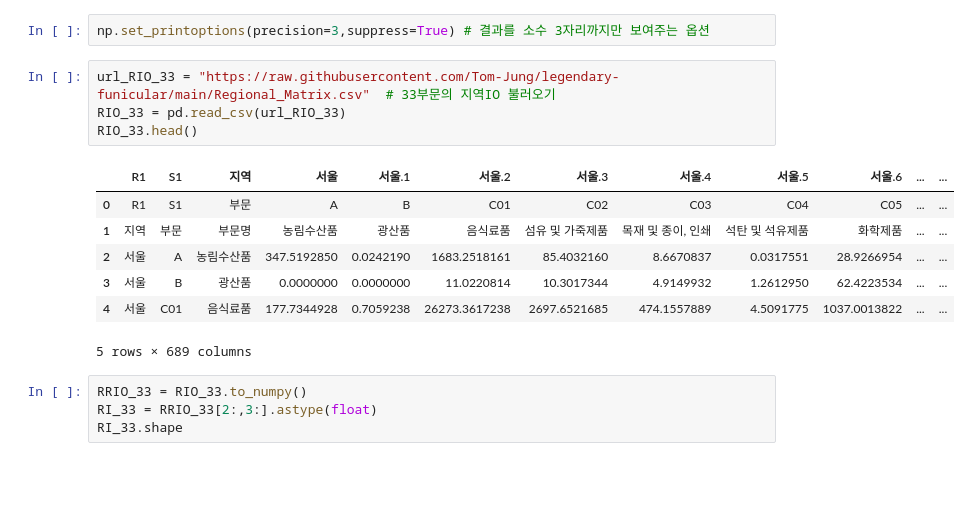
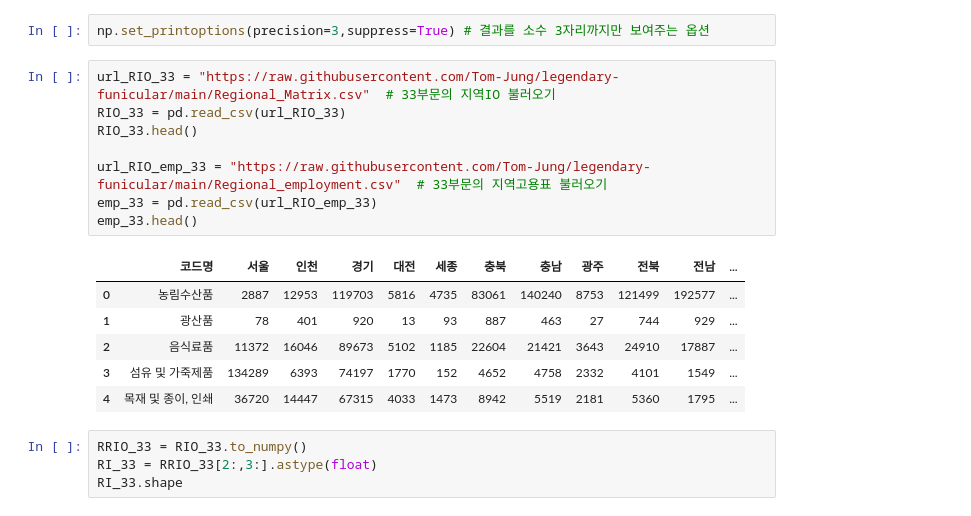
Before and after one commit to Tom-Jung/legendary-funicular, a Jupyter notebook: Ch7. 지역산업연관분석.ipynb, the cells around one changed output. Drawn from its saved outputs; the diff is of its cells as text; blank space fills up the shorter version.

```diff
--- a/Ch7. 지역산업연관분석.ipynb
+++ b/Ch7. 지역산업연관분석.ipynb
@@ -8,15 +8,18 @@ np.set_printoptions(precision=3,suppress=True) # 결과를 소수 3자리까지
 # %%
 url_RIO_33 = "https://raw.githubusercontent.com/Tom-Jung/legendary-funicular/main/Regional_Matrix.csv"  # 33부문의 지역IO 불러오기
 RIO_33 = pd.read_csv(url_RIO_33)
 RIO_33.head()
+
+url_RIO_emp_33 = "https://raw.githubusercontent.com/Tom-Jung/legendary-funicular/main/Regional_employment.csv"  # 33부문의 지역고용표 불러오기
+emp_33 = pd.read_csv(url_RIO_emp_33)
+emp_33.head()
 # %% [output]
-|  | R1 | S1 | 지역 | 서울 | 서울.1 | 서울.2 | 서울.3 | 서울.4 | 서울.5 | 서울.6 | ... | ... |
-| 0 | R1 | S1 | 부문 | A | B | C01 | C02 | C03 | C04 | C05 | ... | ... |
-| 1 | 지역 | 부문 | 부문명 | 농림수산품 | 광산품 | 음식료품 | 섬유 및 가죽제품 | 목재 및 종이, 인쇄 | 석탄 및 석유제품 | 화학제품 | ... | ... |
-| 2 | 서울 | A | 농림수산품 | 347.5192850 | 0.0242190 | 1683.2518161 | 85.4032160 | 8.6670837 | 0.0317551 | 28.9266954 | ... | ... |
-| 3 | 서울 | B | 광산품 | 0.0000000 | 0.0000000 | 11.0220814 | 10.3017344 | 4.9149932 | 1.2612950 | 62.4223534 | ... | ... |
-| 4 | 서울 | C01 | 음식료품 | 177.7344928 | 0.7059238 | 26273.3617238 | 2697.6521685 | 474.1557889 | 4.5091775 | 1037.0013822 | ... | ... |
+|  | 코드명 | 서울 | 인천 | 경기 | 대전 | 세종 | 충북 | 충남 | 광주 | 전북 | 전남 | ... |
+| 0 | 농림수산품 | 2887 | 12953 | 119703 | 5816 | 4735 | 83061 | 140240 | 8753 | 121499 | 192577 | ... |
+| 1 | 광산품 | 78 | 401 | 920 | 13 | 93 | 887 | 463 | 27 | 744 | 929 | ... |
+| 2 | 음식료품 | 11372 | 16046 | 89673 | 5102 | 1185 | 22604 | 21421 | 3643 | 24910 | 17887 | ... |
+| 3 | 섬유 및 가죽제품 | 134289 | 6393 | 74197 | 1770 | 152 | 4652 | 4758 | 2332 | 4101 | 1549 | ... |
+| 4 | 목재 및 종이, 인쇄 | 36720 | 14447 | 67315 | 4033 | 1473 | 8942 | 5519 | 2181 | 5360 | 1795 | ... |
-5 rows × 689 columns
 # %%
 RRIO_33 = RIO_33.to_numpy()
 RI_33 = RRIO_33[2:,3:].astype(float)
```
Also changed, not shown: parts of 4 cells of this notebook.
